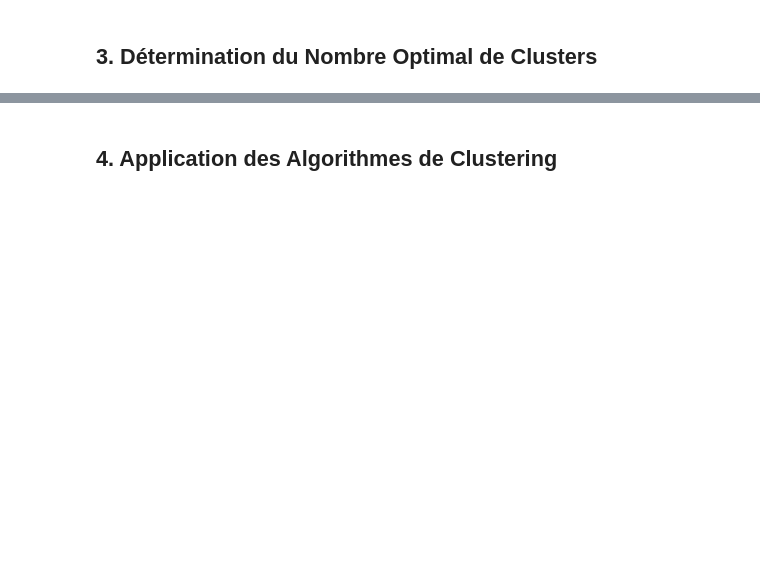
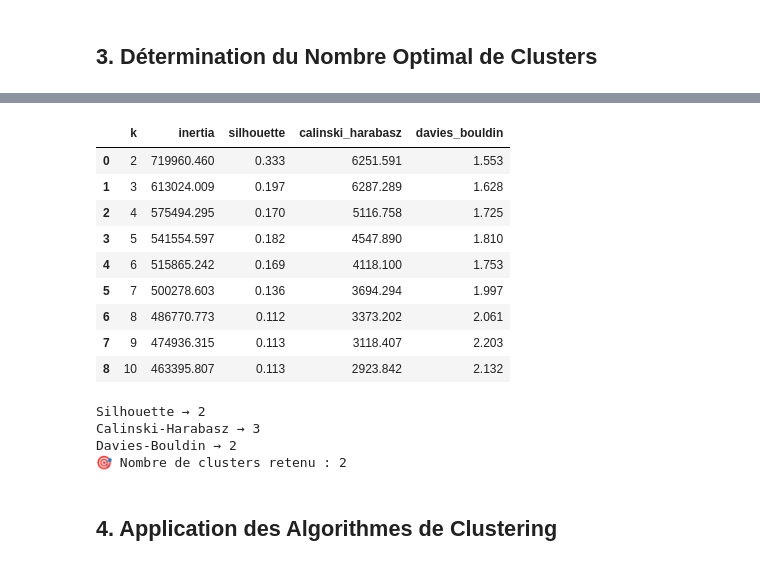
Before and after one commit to Rayandri/FTML-Epita-, a Jupyter notebook: exo_07_unsupervised_credit/unsupervised_credit_clustering.ipynb, the cells around one changed output, grey strips where cells are left out. Drawn from its saved outputs; the diff is of its cells as text; code cells hidden in the pictures; blank space fills up the shorter version.

```diff
--- a/exo_07_unsupervised_credit/unsupervised_credit_clustering.ipynb
+++ b/exo_07_unsupervised_credit/unsupervised_credit_clustering.ipynb
@@ -108,28 +105,3 @@ Données préparées : 30,000 observations, 29 variables
 Données standardisées : (30000, 29)
 # %% [markdown]
 ## 3. Détermination du Nombre Optimal de Clusters
-# %%
-def evaluate_clustering(X, k_range=(2, 11)):
-    results = {
-        'k': [],
-        'inertia': [],
-        'silhouette': [],
-        'calinski_harabasz': [],
-        'davies_bouldin': []
-    }
-
-    for k in range(k_range[0], k_range[1]):
-        kmeans = KMeans(n_clusters=k, random_state=42, n_init=10)
-        labels = kmeans.fit_predict(X)
-
-        results['k'].append(k)
-        results['inertia'].append(kmeans.inertia_)
-        results['silhouette'].append(silhouette_score(X, labels))
-        results['calinski_harabasz'].append(calinski_harabasz_score(X, labels))
-        results['davies_bouldin'].append(davies_bouldin_score(X, labels))
-
-    return pd.DataFrame(results)
-
-print("Évaluation du nombre optimal de clusters...")
-cluster_metrics = evaluate_clustering(X_scaled)
-print(cluster_metrics.round(3))
@@ -198,3 +108,51 @@ Nombre optimal selon Davies-Bouldin : 7
+# %%
+def evaluate_clustering(X, k_range=(2, 11), n_jobs=-1):
+    def compute_k_metrics(k):
+        kmeans = KMeans(n_clusters=k, random_state=42, n_init='auto')
+        labels = kmeans.fit_predict(X)
+        return {
+            'k': k,
+            'inertia': kmeans.inertia_,
+            'silhouette': silhouette_score(X, labels),
+            'calinski_harabasz': calinski_harabasz_score(X, labels),
+            'davies_bouldin': davies_bouldin_score(X, labels)
+        }
+
+    results = Parallel(n_jobs=n_jobs)(
+        delayed(compute_k_metrics)(k) for k in range(k_range[0], k_range[1])
+    )
+    return pd.DataFrame(results)
+
+cluster_metrics = evaluate_clustering(X_scaled)
+cluster_metrics.round(3)
+# %% [output]
+|  | k | inertia | silhouette | calinski_harabasz | davies_bouldin |
+| 0 | 2 | 719960.460 | 0.333 | 6251.591 | 1.553 |
+| 1 | 3 | 613024.009 | 0.197 | 6287.289 | 1.628 |
+| 2 | 4 | 575494.295 | 0.170 | 5116.758 | 1.725 |
+| 3 | 5 | 541554.597 | 0.182 | 4547.890 | 1.810 |
+| 4 | 6 | 515865.242 | 0.169 | 4118.100 | 1.753 |
+| 5 | 7 | 500278.603 | 0.136 | 3694.294 | 1.997 |
+| 6 | 8 | 486770.773 | 0.112 | 3373.202 | 2.061 |
+| 7 | 9 | 474936.315 | 0.113 | 3118.407 | 2.203 |
+| 8 | 10 | 463395.807 | 0.113 | 2923.842 | 2.132 |
+# %%
+optimal_k_silhouette = cluster_metrics.loc[cluster_metrics['silhouette'].idxmax(), 'k']
+optimal_k_calinski = cluster_metrics.loc[cluster_metrics['calinski_harabasz'].idxmax(), 'k']
+optimal_k_davies = cluster_metrics.loc[cluster_metrics['davies_bouldin'].idxmin(), 'k']
+
+votes = [optimal_k_silhouette, optimal_k_calinski, optimal_k_davies]
+optimal_k = Counter(votes).most_common(1)[0][0]
+
+print(f"Silhouette → {optimal_k_silhouette}")
+print(f"Calinski-Harabasz → {optimal_k_calinski}")
+print(f"Davies-Bouldin → {optimal_k_davies}")
+print(f"🎯 Nombre de clusters retenu : {optimal_k}")
+# %% [output]
+Silhouette → 2
+Calinski-Harabasz → 3
+Davies-Bouldin → 2
+🎯 Nombre de clusters retenu : 2
 # %% [markdown]
 ## 4. Application des Algorithmes de Clustering
 # %%
```
Also changed, not shown: parts of 12 cells of this notebook, 9 other files.
